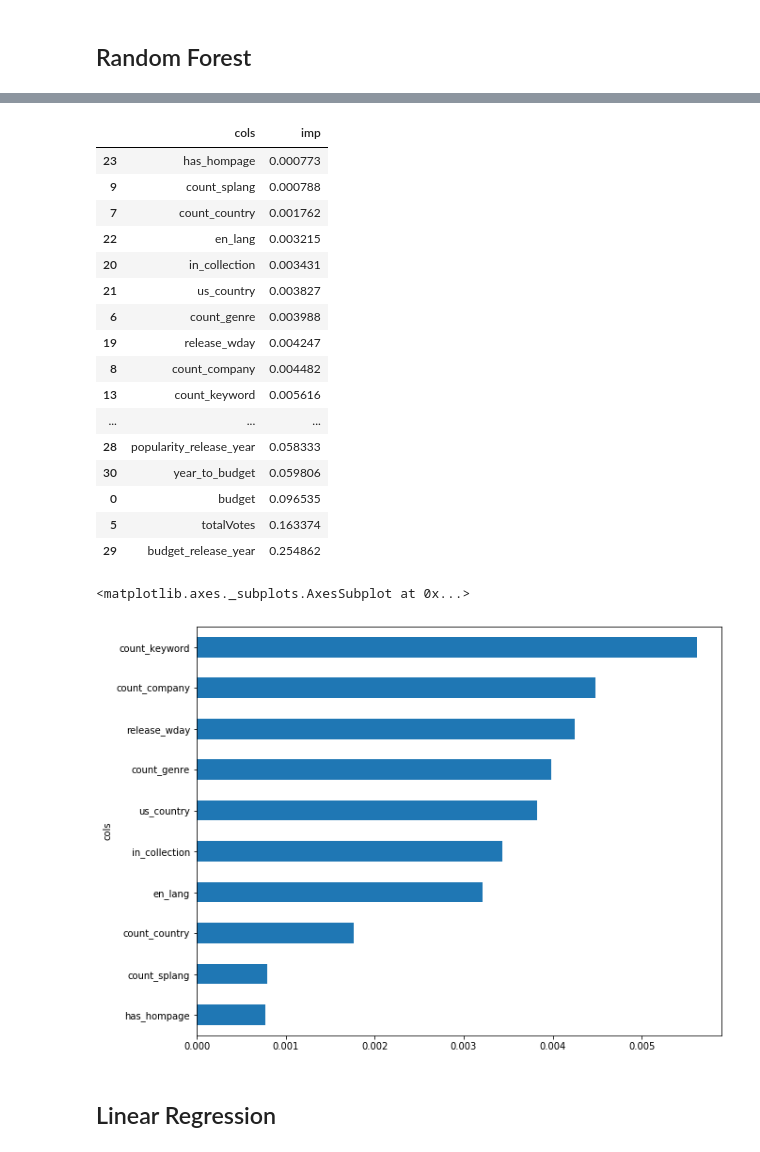
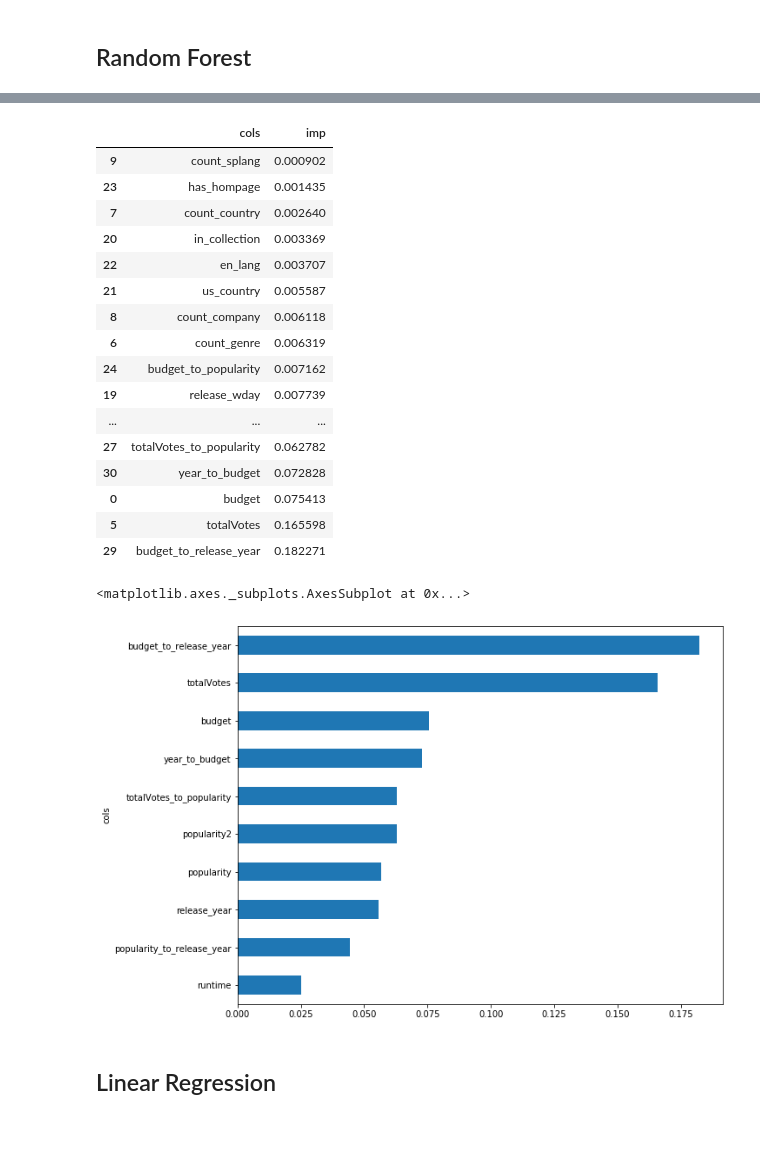
Before and after one commit to OracyC/TMDB-Box-Office-Prediction, a Jupyter notebook: TMDB_Box_Office_Prediction.ipynb, the cells around one changed output, grey strips where cells are left out. Drawn from its saved outputs; the diff is of its cells as text; code cells hidden in the pictures.

```diff
--- a/TMDB_Box_Office_Prediction.ipynb
+++ b/TMDB_Box_Office_Prediction.ipynb
@@ -303,8 +303,8 @@ def top_cols_interaction(df):
     df['rating_to_runtime'] = df['rating'] / df['runtime']
     df['budget_to_totalVotes'] = df['budget'] / df['totalVotes']
     df['totalVotes_to_popularity'] = df['totalVotes'] / df['popularity']
-    df['popularity_release_year'] = df['popularity'] / df['release_year']
-    df['budget_release_year'] = df['budget'] / df['release_year']
+    df['popularity_to_release_year'] = df['popularity'] / df['release_year']
+    df['budget_to_release_year'] = df['budget'] / df['release_year']
     df['year_to_budget'] = df['release_year'] / df['budget']
 
     return df
@@ -376,8 +380,7 @@ def plot_fi(fi): return fi.plot('cols','imp','barh', figsize = (10,8), legend=Fa
 # %% [markdown]
 ## Random Forest
 # %%
-from sklearn.ensemble import RandomForestRegressor
-rf = RandomForestRegressor(n_estimators=40, min_samples_leaf=10, max_features=0.5, n_jobs=-1, oob_score=True)
+rf = RandomForestRegressor(n_estimators=42, min_samples_leaf=5, max_features=0.5, n_jobs=-1, oob_score=True, random_state=38)
 rf.fit(X_train, y_train)
 # %% [output]
 RandomForestRegressor(bootstrap=True, criterion='mse', max_depth=None,
@@ -408,27 +401,27 @@ fi = feature_importance(rf, X_train)
 fi
 # %% [output]
 |  | cols | imp |
-| 23 | has_hompage | 0.000773 |
-| 9 | count_splang | 0.000788 |
-| 7 | count_country | 0.001762 |
-| 22 | en_lang | 0.003215 |
-| 20 | in_collection | 0.003431 |
-| 21 | us_country | 0.003827 |
-| 6 | count_genre | 0.003988 |
-| 19 | release_wday | 0.004247 |
-| 8 | count_company | 0.004482 |
-| 13 | count_keyword | 0.005616 |
+| 9 | count_splang | 0.000902 |
+| 23 | has_hompage | 0.001435 |
+| 7 | count_country | 0.002640 |
+| 20 | in_collection | 0.003369 |
+| 22 | en_lang | 0.003707 |
+| 21 | us_country | 0.005587 |
+| 8 | count_company | 0.006118 |
+| 6 | count_genre | 0.006319 |
+| 24 | budget_to_popularity | 0.007162 |
+| 19 | release_wday | 0.007739 |
 | ... | ... | ... |
-| 28 | popularity_release_year | 0.058333 |
-| 30 | year_to_budget | 0.059806 |
-| 0 | budget | 0.096535 |
-| 5 | totalVotes | 0.163374 |
-| 29 | budget_release_year | 0.254862 |
+| 27 | totalVotes_to_popularity | 0.062782 |
+| 30 | year_to_budget | 0.072828 |
+| 0 | budget | 0.075413 |
+| 5 | totalVotes | 0.165598 |
+| 29 | budget_to_release_year | 0.182271 |
 # %%
-plot_fi(fi[:10])
+plot_fi(fi[-10:])
 # %% [output]
 <matplotlib.axes._subplots.AxesSubplot at 0x...>
-[figure, old version]
+[figure, new version]
 # %% [markdown]
 ## Linear Regression
 # %%
```
Also changed, not shown: parts of 21 cells of this notebook.
